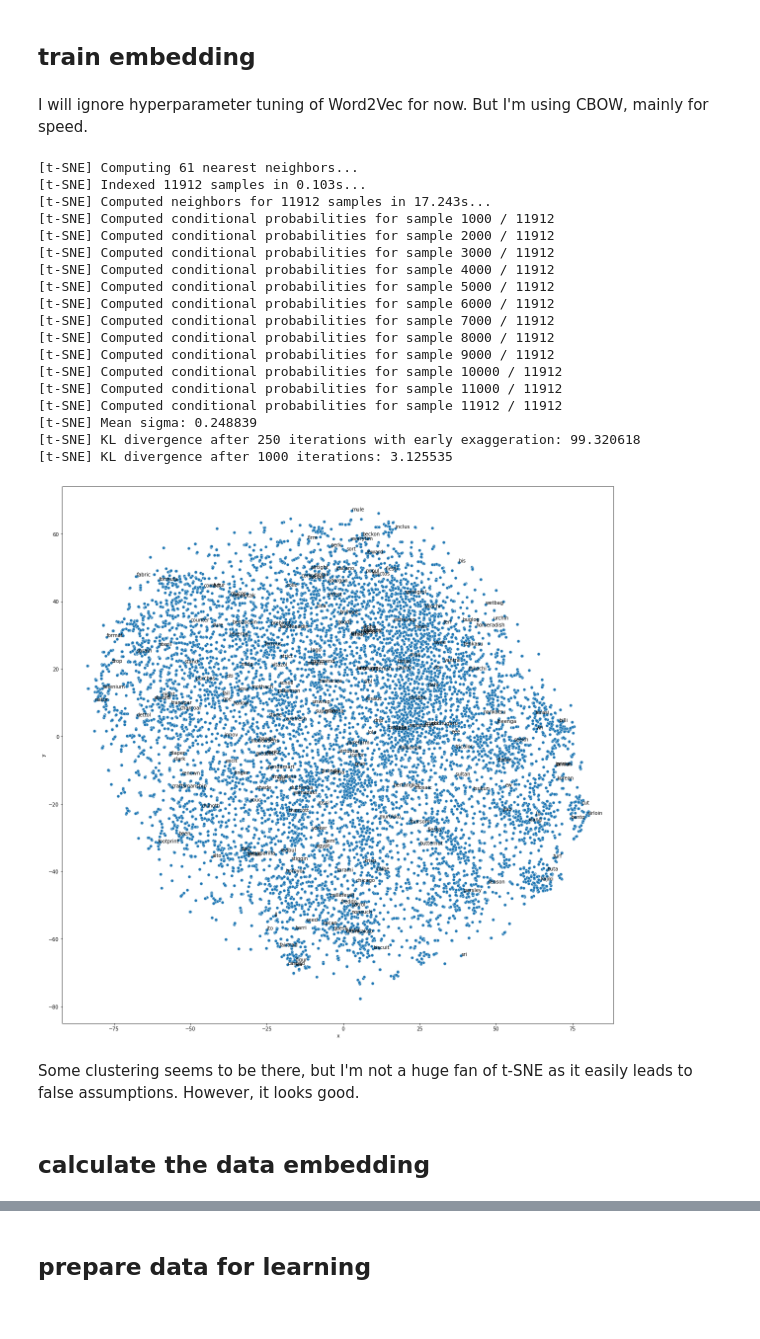
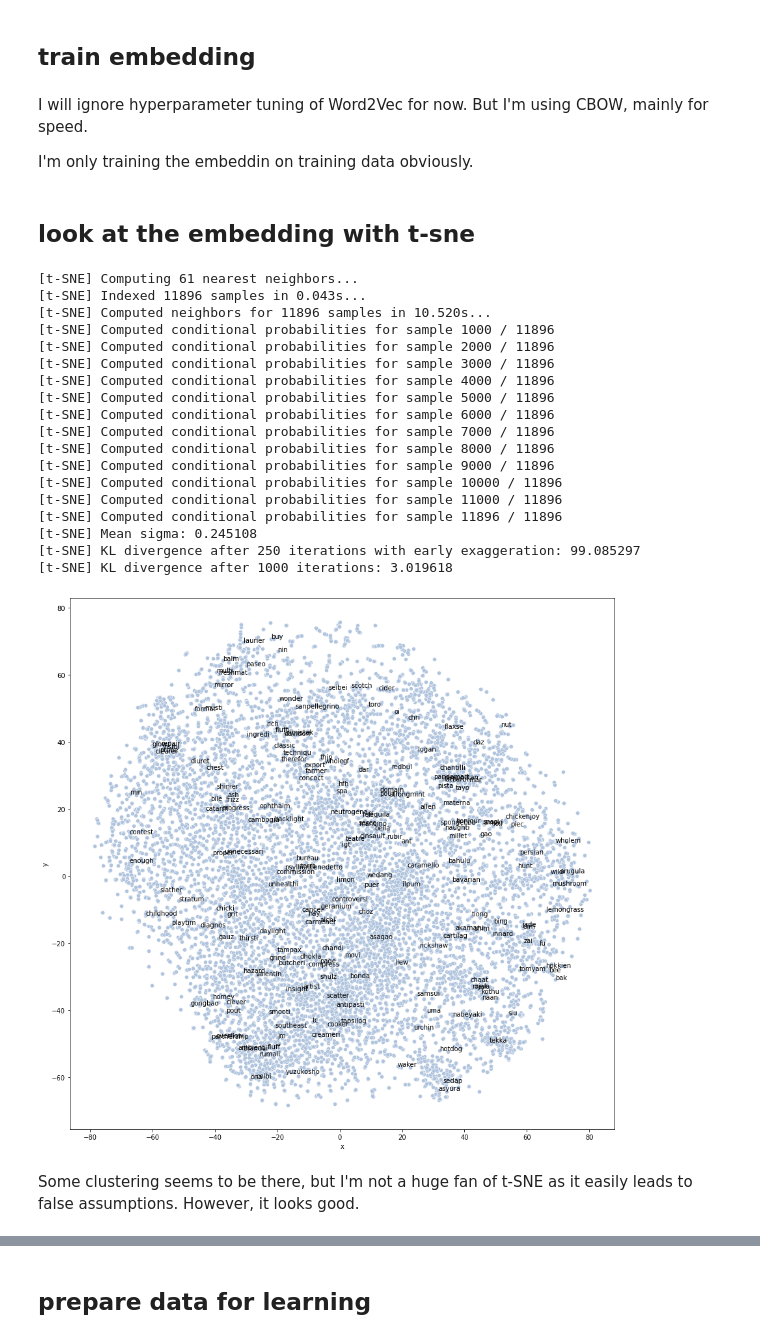
Before and after one commit to cb-314/vendor_challenge, a Jupyter notebook: vendor_challenge.ipynb, the cells around one changed output, grey strips where cells are left out. Cells and saved outputs as stored; diff of their text form; code cells hidden in the pictures.

```diff
--- a/vendor_challenge.ipynb
+++ b/vendor_challenge.ipynb
@@ -66,0 +81,4 @@ True
+# %%
+# use these keys to normalize
+primary_keys = raw_primary_keys + ["split"]
+text_keys = primary_keys + ["source"]
@@ -202,4 +220,0 @@ products_sample_raw_train_test_df
-# %%
-# use these keys to normalize
-primary_keys = ["product_id", "vendor_id", "vendor_geohash", "split"]
-text_keys = primary_keys + ["source"]
@@ -511,18 +564,22 @@ products_doc_df = (
 ## train embedding
 # %% [markdown]
 I will ignore hyperparameter tuning of Word2Vec for now. But I'm using CBOW, mainly for speed.
+
+I'm only training the embeddin on training data obviously.
 # %%
 # train word2vec embedding on training data
-w2v_model = gensim.models.Word2Vec(products_doc_df[products_doc_df["split"] == "train"]["text_tokens_stemmed"], sg=0, size=100)
+w2v_model = gensim.models.Word2Vec(products_doc_df[products_doc_df["split"] == "train"]["text_tokens_stemmed"], sg=0, size=30)
+# %% [markdown]
+## look at the embedding with t-sne
 # %%
-# calculate tsne for name embedding
+# calculate tsne for embedding
 
 # get data
 vectors = np.asarray(w2v_model.wv.vectors)
 
 # first reduce dimensionality with pca
-pca = sklearn.decomposition.PCA(n_components=50)
-vectors_pca = pca.fit_transform(vectors)
+#pca = sklearn.decomposition.PCA(n_components=20)
+#vectors_pca = pca.fit_transform(vectors)
 
 # for testing: sample some vectors
 #v_idx = np.random.randint(vectors_pca.shape[0], size=1000)
@@ -530,48 +587,48 @@ vectors_pca = pca.fit_transform(vectors)
 
 # then calculcate tsne
 tsne = sklearn.manifold.TSNE(n_components=2, verbose=1, perplexity=20, n_iter=1000)
-vectors_tsne = tsne.fit_transform(vectors_pca)
+vectors_tsne = tsne.fit_transform(vectors)
 
 # then add labels for plotting
 vectors_df = pd.DataFrame(vectors_tsne, columns=["x", "y"])
 vectors_df["label"] = np.asarray(w2v_model.wv.index2entity)
 # %% [output]
 [t-SNE] Computing 61 nearest neighbors...
-[t-SNE] Indexed 11912 samples in 0.103s...
-[t-SNE] Computed neighbors for 11912 samples in 17.243s...
-[t-SNE] Computed conditional probabilities for sample 1000 / 11912
-[t-SNE] Computed conditional probabilities for sample 2000 / 11912
-[t-SNE] Computed conditional probabilities for sample 3000 / 11912
-[t-SNE] Computed conditional probabilities for sample 4000 / 11912
-[t-SNE] Computed conditional probabilities for sample 5000 / 11912
-[t-SNE] Computed conditional probabilities for sample 6000 / 11912
-[t-SNE] Computed conditional probabilities for sample 7000 / 11912
-[t-SNE] Computed conditional probabilities for sample 8000 / 11912
-[t-SNE] Computed conditional probabilities for sample 9000 / 11912
-[t-SNE] Computed conditional probabilities for sample 10000 / 11912
-[t-SNE] Computed conditional probabilities for sample 11000 / 11912
-[t-SNE] Computed conditional probabilities for sample 11912 / 11912
-[t-SNE] Mean sigma: 0.248839
-[t-SNE] KL divergence after 250 iterations with early exaggeration: 99.320618
-[t-SNE] KL divergence after 1000 iterations: 3.125535
+[t-SNE] Indexed 11896 samples in 0.043s...
+[t-SNE] Computed neighbors for 11896 samples in 10.520s...
+[t-SNE] Computed conditional probabilities for sample 1000 / 11896
+[t-SNE] Computed conditional probabilities for sample 2000 / 11896
+[t-SNE] Computed conditional probabilities for sample 3000 / 11896
+[t-SNE] Computed conditional probabilities for sample 4000 / 11896
+[t-SNE] Computed conditional probabilities for sample 5000 / 11896
+[t-SNE] Computed conditional probabilities for sample 6000 / 11896
+[t-SNE] Computed conditional probabilities for sample 7000 / 11896
+[t-SNE] Computed conditional probabilities for sample 8000 / 11896
+[t-SNE] Computed conditional probabilities for sample 9000 / 11896
+[t-SNE] Computed conditional probabilities for sample 10000 / 11896
+[t-SNE] Computed conditional probabilities for sample 11000 / 11896
+[t-SNE] Computed conditional probabilities for sample 11896 / 11896
+[t-SNE] Mean sigma: 0.245108
+[t-SNE] KL divergence after 250 iterations with early exaggeration: 99.085297
+[t-SNE] KL divergence after 1000 iterations: 3.019618
 # %%
 # visualize tsne
-fig, ax = plt.subplots(1, 1, figsize=(20, 20))
+fig, ax = plt.subplots(1, 1, figsize=(15, 15))
 sns.scatterplot(
     data=vectors_df,
     x="x",
     y="y",
-    ax=ax
+    ax=ax,
+    color="lightsteelblue"
 )
 for index, row in vectors_df.sample(200).iterrows():
   plt.annotate(
       s=row["label"],
-      xy=(row["x"], row["y"])
+      xy=(row["x"], row["y"]),
+      color="black"
   )
-plt.show()
+fig.show()
 # %% [output]
-[figure, old version]
+[figure, new version]
 # %% [markdown]
 Some clustering seems to be there, but I'm not a huge fan of t-SNE as it easily leads to false assumptions. However, it looks good.
-# %% [markdown]
-## calculate the data embedding
```
Also changed, not shown: parts of 71 cells of this notebook.
